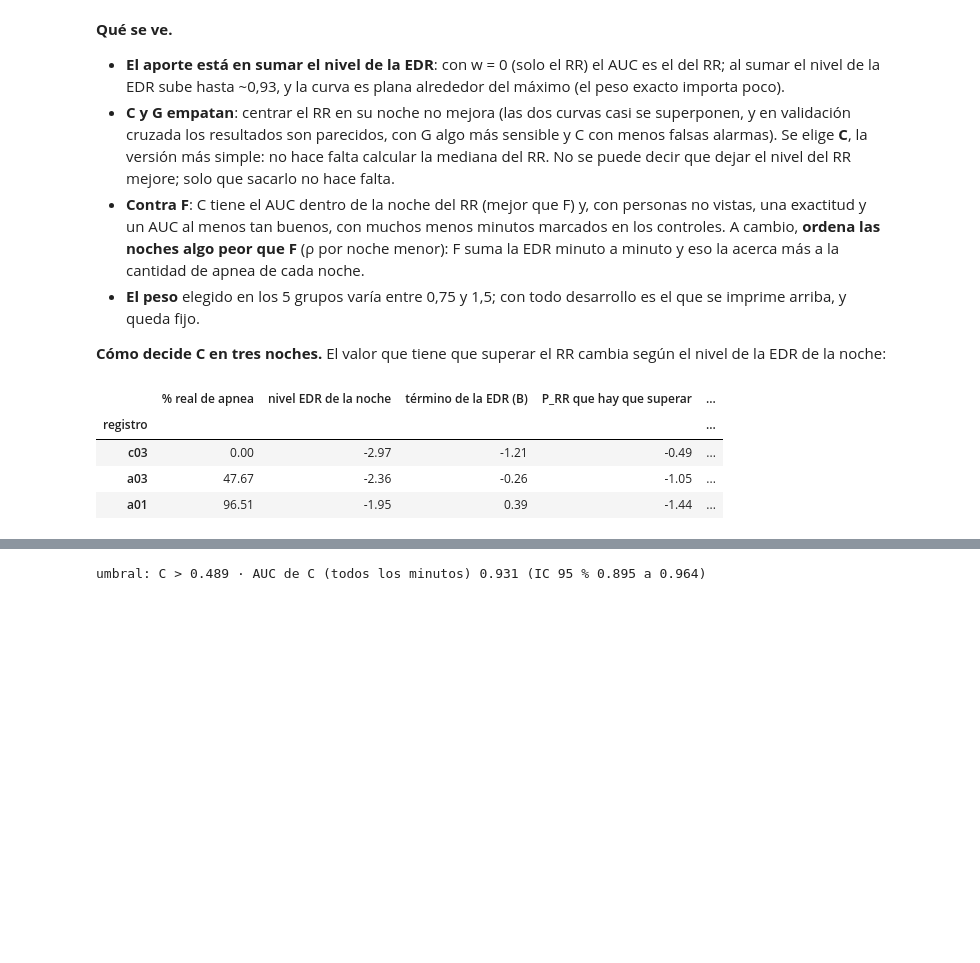
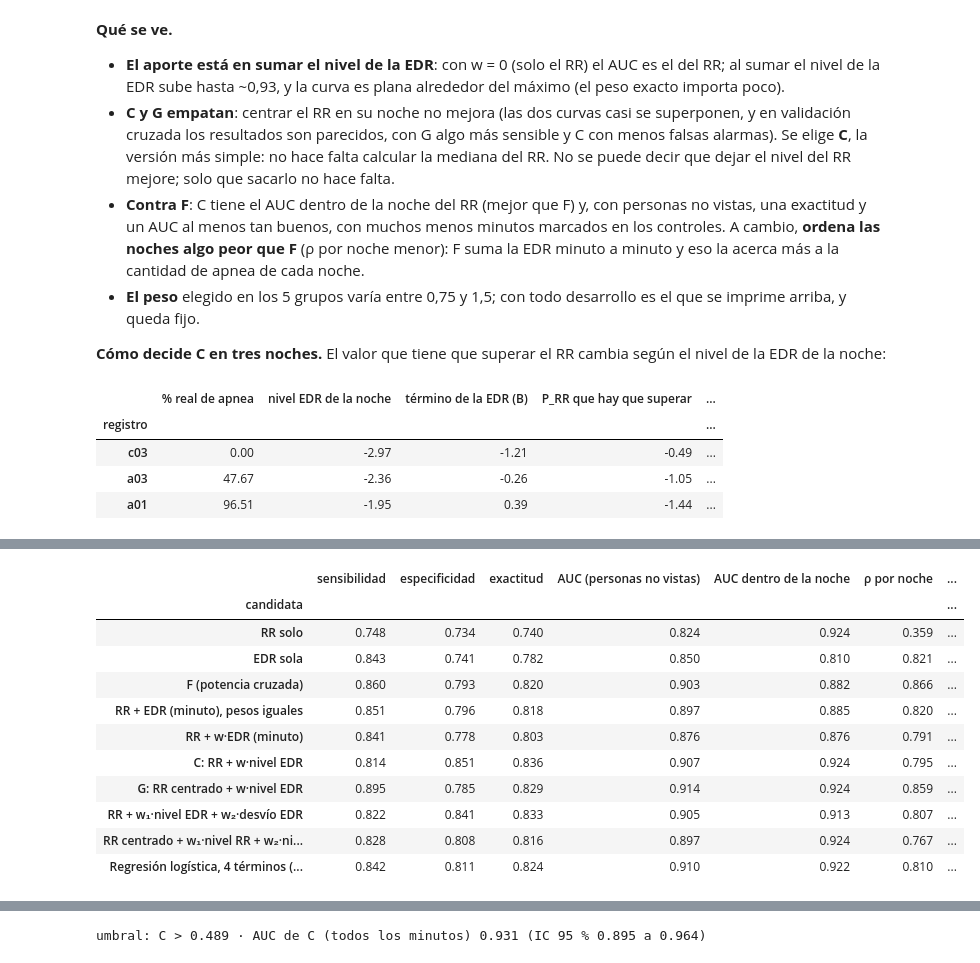
Before and after one commit to afrateitba/PSIB2026Q2-TPS-Grupo08-Frate-Tenca-Weizman, a Jupyter notebook: notebooks/04_feature_y_detector.ipynb, the cells around one changed output, grey strips where cells are left out. Cells and saved outputs as stored; diff of their text form; code cells hidden in the pictures; blank space fills up the shorter version.

```diff
--- a/notebooks/04_feature_y_detector.ipynb
+++ b/notebooks/04_feature_y_detector.ipynb
@@ -449,0 +461,85 @@ pd.DataFrame(filas).set_index("registro").round(2)
+# %%
+import itertools
+
+ev["RR_noche"] = ev.P_RR - ev.RR_dev
+ev["EDR_dev"] = ev.P_EDR - ev.EDR_noche
+G_PESO = np.arange(0, 3.01, 0.25); G_CHICA = np.arange(0, 1.51, 0.25)
+CANDIDATAS = {
+    "RR solo": ("P_RR", []), "EDR sola": ("P_EDR", []), "F (potencia cruzada)": ("F", []),
+    "RR + EDR (minuto), pesos iguales": ("P_RR", [("P_EDR", [1.0])]),
+    "RR + w·EDR (minuto)": ("P_RR", [("P_EDR", G_PESO)]),
+    "C: RR + w·nivel EDR": ("P_RR", [("EDR_noche", G_PESO)]),
+    "G: RR centrado + w·nivel EDR": ("RR_dev", [("EDR_noche", G_PESO)]),
+    "RR + w₁·nivel EDR + w₂·desvío EDR": ("P_RR", [("EDR_noche", G_PESO), ("EDR_dev", G_CHICA)]),
+    "RR centrado + w₁·nivel RR + w₂·nivel EDR": ("RR_dev", [("RR_noche", G_CHICA), ("EDR_noche", G_PESO)]),
+}
+
+def _par(d, cols):
+    return {c: (d[c].mean(), d[c].std()) for c in cols}
+
+def _suma(d, base, pesos, par):
+    s = (d[base] - par[base][0]) / par[base][1]
+    for c, w in pesos:
+        s = s + w * (d[c] - par[c][0]) / par[c][1]
+    return s.to_numpy()
+
+def _logit(X, yy, it=40):
+    X = np.c_[np.ones(len(X)), X]; b = np.zeros(X.shape[1])
+    for _ in range(it):
+        p = 1 / (1 + np.exp(-X @ b)); H = X.T @ (X * (p * (1 - p))[:, None]) + 1e-6 * np.eye(len(b))
+        b += np.linalg.solve(H, X.T @ (yy - p))
+    return b
+
+def cv_candidata(base, libres):
+    pred = np.zeros(len(ev), int); marg = np.zeros(len(ev)); aucs = []
+    for gpo in grupos:
+        te = np.isin(subj, gpo); tr = ~te; dtr, dte = ev[tr], ev[te]
+        if base is None:                                    # regresión logística de referencia
+            cols = ["RR_dev", "RR_noche", "EDR_dev", "EDR_noche"]; par = _par(dtr, cols)
+            Z = lambda d: np.column_stack([(d[c] - par[c][0]) / par[c][1] for c in cols])
+            b = _logit(Z(dtr), y_all[tr])
+            s_tr, s_te = np.c_[np.ones(tr.sum()), Z(dtr)] @ b, np.c_[np.ones(te.sum()), Z(dte)] @ b
+        else:
+            par = _par(dtr, [base] + [c for c, _ in libres]); mejor = (-1, [])
+            for combo in itertools.product(*[g for _, g in libres]):
+                pesos = list(zip([c for c, _ in libres], combo)); a_ = auc(_suma(dtr, base, pesos, par), y_all[tr])
+                if a_ > mejor[0]:
+                    mejor = (a_, pesos)
+            s_tr, s_te = _suma(dtr, base, mejor[1], par), _suma(dte, base, mejor[1], par)
+        u_ = youden_threshold(s_tr, y_all[tr]); pred[te] = s_te > u_; marg[te] = s_te - u_; aucs.append(auc(s_te, y_all[te]))
+    return pred, marg, float(np.mean(aucs))
+
+filas, preds_cand = [], {}
+for nombre, (base, libres) in list(CANDIDATAS.items()) + [("Regresión logística, 4 términos (referencia)", (None, None))]:
+    pred, marg, auc_g = cv_candidata(base, libres); preds_cand[nombre] = pred
+    nn = ev.assign(p=pred).groupby("record").agg(real=("label", "mean"), estimada=("p", "mean")).join(split.set_index("record").category)
+    dentro_c = [auc(marg[(ev.record == r).to_numpy()], y_all[(ev.record == r).to_numpy()]) for r in dentro.record]
+    filas.append({"candidata": nombre, **metricas(y_all, pred), "AUC (personas no vistas)": auc_g,
+                  "AUC dentro de la noche": np.median(dentro_c), "ρ por noche": spearmanr(nn.real, nn.estimada)[0],
+                  "% marcado en controles": 100 * nn[nn.category == "C"].estimada.mean()})
+tabla_cand = pd.DataFrame(filas).set_index("candidata")
+
+acierto_c = (preds_cand["C: RR + w·nivel EDR"] == y_all).astype(float)
+dif = []
+for nombre in tabla_cand.index:
+    if nombre.startswith("C:"):
+        continue
+    a_o = (preds_cand[nombre] == y_all).astype(float)
+    bs = [acierto_c[i].mean() - a_o[i].mean() for i in boot_idx]
+    dif.append({"C contra": nombre, "diferencia de exactitud": acierto_c.mean() - a_o.mean(),
+                "IC 95 %": f"{np.percentile(bs, 2.5):+.3f} a {np.percentile(bs, 97.5):+.3f}"})
+display_dif = pd.DataFrame(dif).set_index("C contra").round(3)
+tabla_cand.round(3)
+# %% [output]
+|  | sensibilidad | especificidad | exactitud | AUC (personas no vistas) | AUC dentro de la noche | ρ por noche | ... |
+| candidata |  |  |  |  |  |  | ... |
+| RR solo | 0.748 | 0.734 | 0.740 | 0.824 | 0.924 | 0.359 | ... |
+| EDR sola | 0.843 | 0.741 | 0.782 | 0.850 | 0.810 | 0.821 | ... |
+| F (potencia cruzada) | 0.860 | 0.793 | 0.820 | 0.903 | 0.882 | 0.866 | ... |
+| RR + EDR (minuto), pesos iguales | 0.851 | 0.796 | 0.818 | 0.897 | 0.885 | 0.820 | ... |
+| RR + w·EDR (minuto) | 0.841 | 0.778 | 0.803 | 0.876 | 0.876 | 0.791 | ... |
+| C: RR + w·nivel EDR | 0.814 | 0.851 | 0.836 | 0.907 | 0.924 | 0.795 | ... |
+| G: RR centrado + w·nivel EDR | 0.895 | 0.785 | 0.829 | 0.914 | 0.924 | 0.859 | ... |
+| RR + w₁·nivel EDR + w₂·desvío EDR | 0.822 | 0.841 | 0.833 | 0.905 | 0.913 | 0.807 | ... |
+| RR centrado + w₁·nivel RR + w₂·ni... | 0.828 | 0.808 | 0.816 | 0.897 | 0.924 | 0.767 | ... |
+| Regresión logística, 4 términos (... | 0.842 | 0.811 | 0.824 | 0.910 | 0.922 | 0.810 | ... |
```
Also changed, not shown: parts of 13 cells of this notebook, 3 other files.
